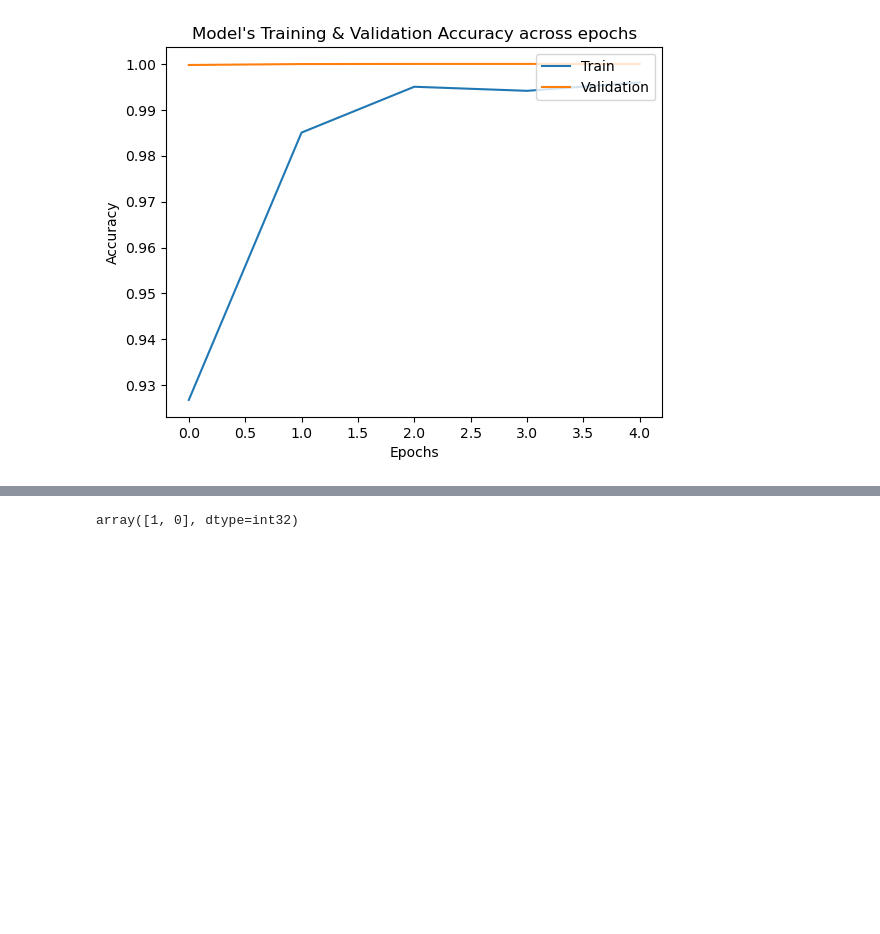
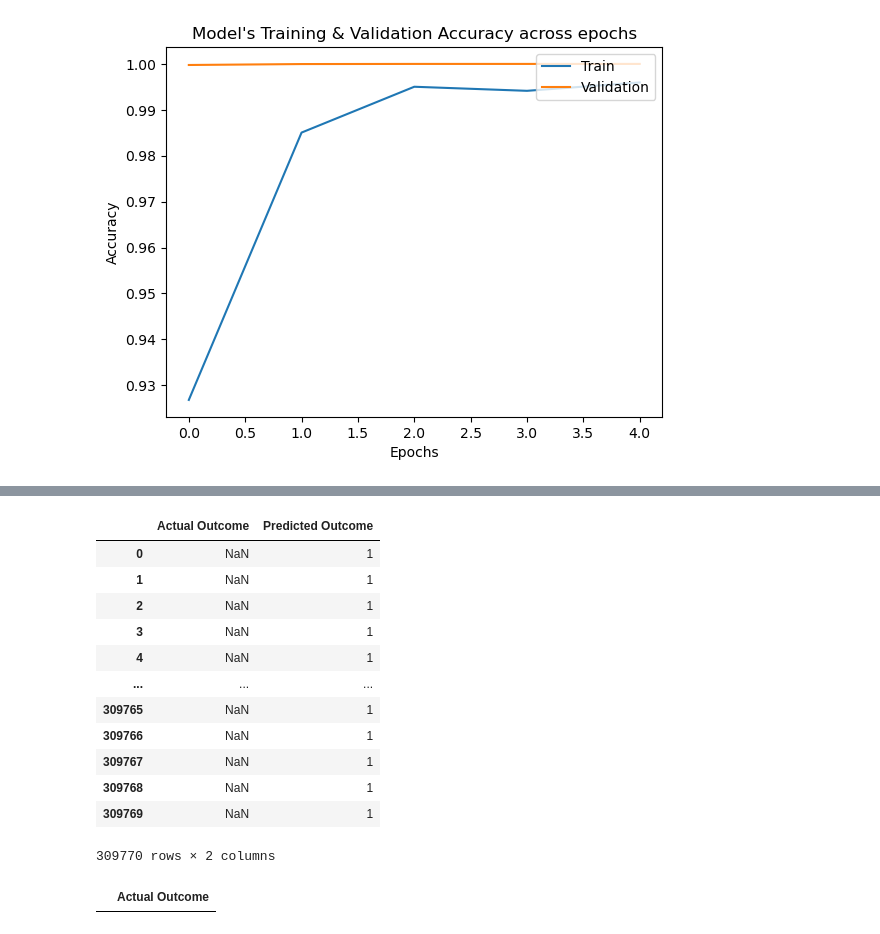
Before and after one commit to juliusmarkwei/Red-Hat-Business-Value, a Jupyter notebook: notebook/index.ipynb, the cells around one changed output, grey strips where cells are left out. Drawn from its saved outputs; the diff is of its cells as text; code cells hidden in the pictures; blank space fills up the shorter version.

```diff
--- a/notebook/index.ipynb
+++ b/notebook/index.ipynb
@@ -570,4 +570,24 @@ prediction = model.predict(X_test)
+# %%
+binary_predictions = (prediction >= 0.5).astype(int)
+# y_test = pd.DataFrame(y_test, columns=['Actual Outcome'])
+prediction = pd.DataFrame(binary_predictions, columns=['Predicted Outcome'])
+result_df = pd.concat([y_test, prediction], axis=1)
+result_df
+# %% [output]
+|  | Actual Outcome | Predicted Outcome |
+| 0 | NaN | 1 |
+| 1 | NaN | 1 |
+| 2 | NaN | 1 |
+| 3 | NaN | 1 |
+| 4 | NaN | 1 |
+| ... | ... | ... |
+| 309765 | NaN | 1 |
+| 309766 | NaN | 1 |
+| 309767 | NaN | 1 |
+| 309768 | NaN | 1 |
+| 309769 | NaN | 1 |
+309770 rows × 2 columns
 # %%
-y_test.unique()
+y_test.tail()
 # %% [output]
-array([1, 0], dtype=int32)
+|  | Actual Outcome |
```
Also changed, not shown: parts of 1 cell of this notebook.
